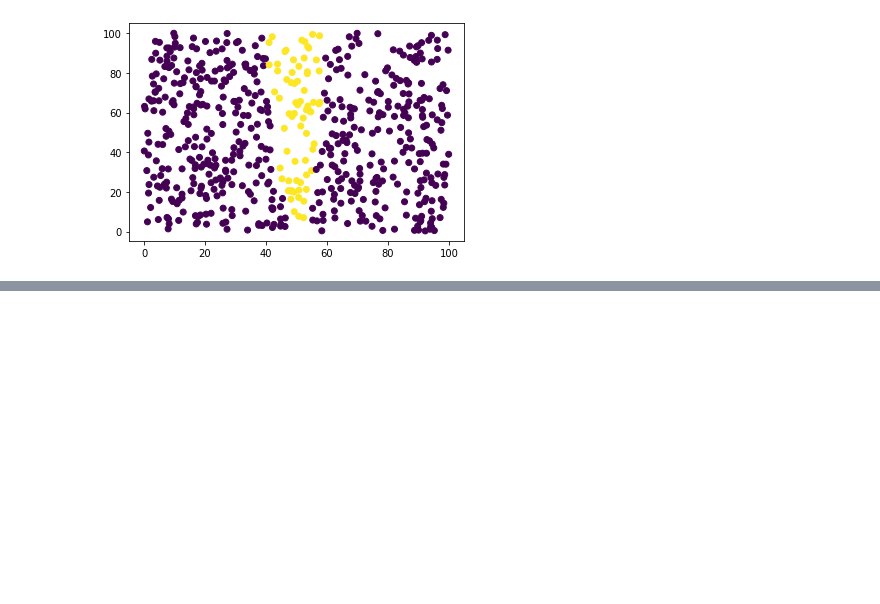
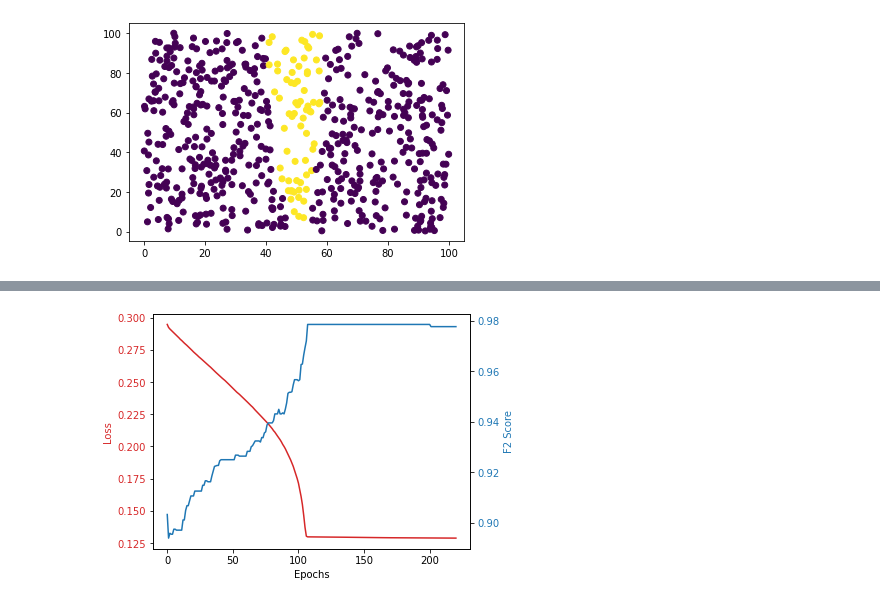
Before and after one commit to weathon/kNN_Research, a Jupyter notebook: Simple_2D_Example.ipynb, the cells around one changed output, grey strips where cells are left out. Saved outputs shown, nothing was run; the diff lists cells and outputs as text; code cells hidden in the pictures; blank space fills up the shorter version.

```diff
--- a/Simple_2D_Example.ipynb
+++ b/Simple_2D_Example.ipynb
@@ -141,0 +133,24 @@ NameError: ignored
+# %%
+t = np.arange(0.01, 10.0, 0.01)
+data1 = np.exp(t)
+data2 = np.sin(2 * np.pi * t)
+
+fig, ax1 = plt.subplots()
+
+color = 'tab:red'
+ax1.set_xlabel('Epochs')
+ax1.set_ylabel('Loss', color=color)
+ax1.plot(losses, color=color)
+ax1.tick_params(axis='y', labelcolor=color)
+
+ax2 = ax1.twinx()  # instantiate a second axes that shares the same x-axis
+
+color = 'tab:blue'
+ax2.set_ylabel('F2 Score', color=color)  # we already handled the x-label with ax1
+ax2.plot(np.average(np.array(f1list[:4420]).reshape(-1, 20), axis=1) , color=color)
+ax2.tick_params(axis='y', labelcolor=color)
+
+fig.tight_layout()  # otherwise the right y-label is slightly clipped
+plt.show()
+# %% [output]
+[figure, added]
```
Also changed, not shown: parts of 7 cells of this notebook.
